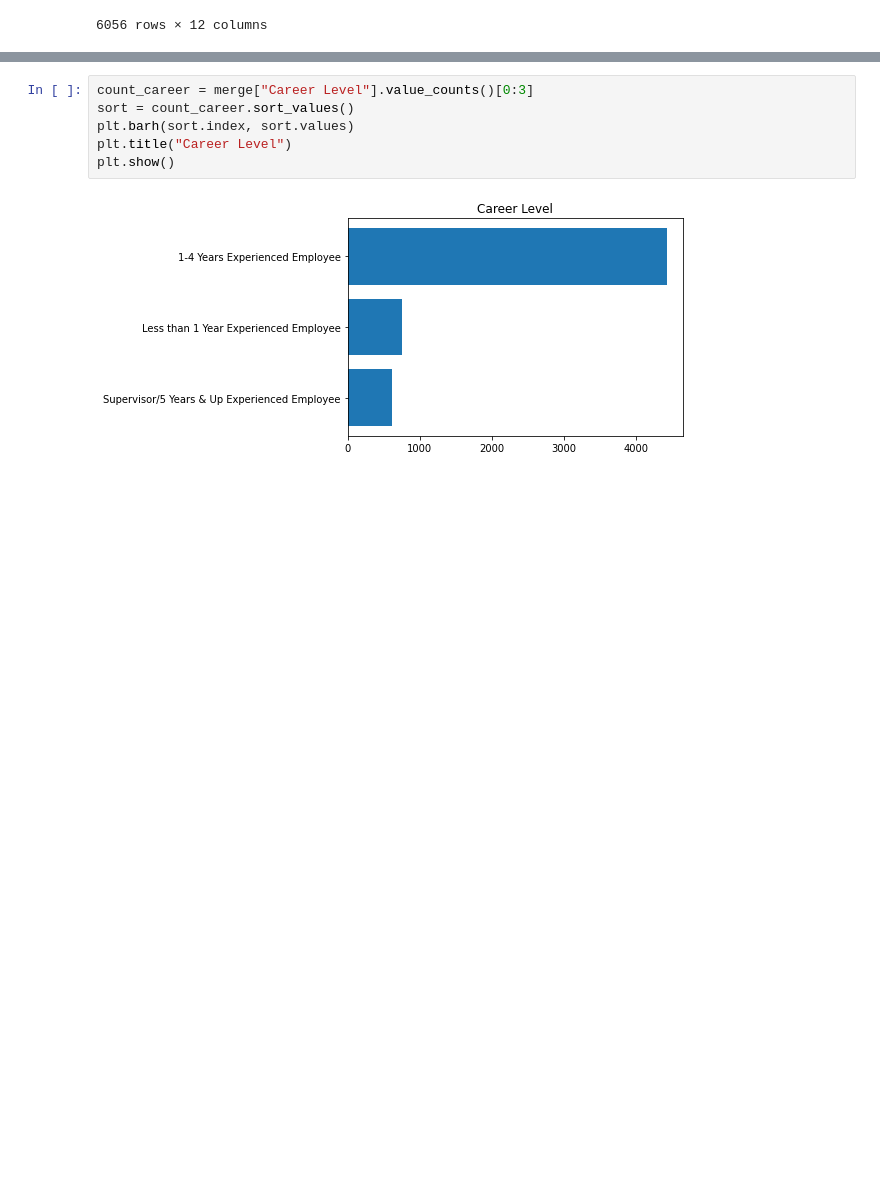
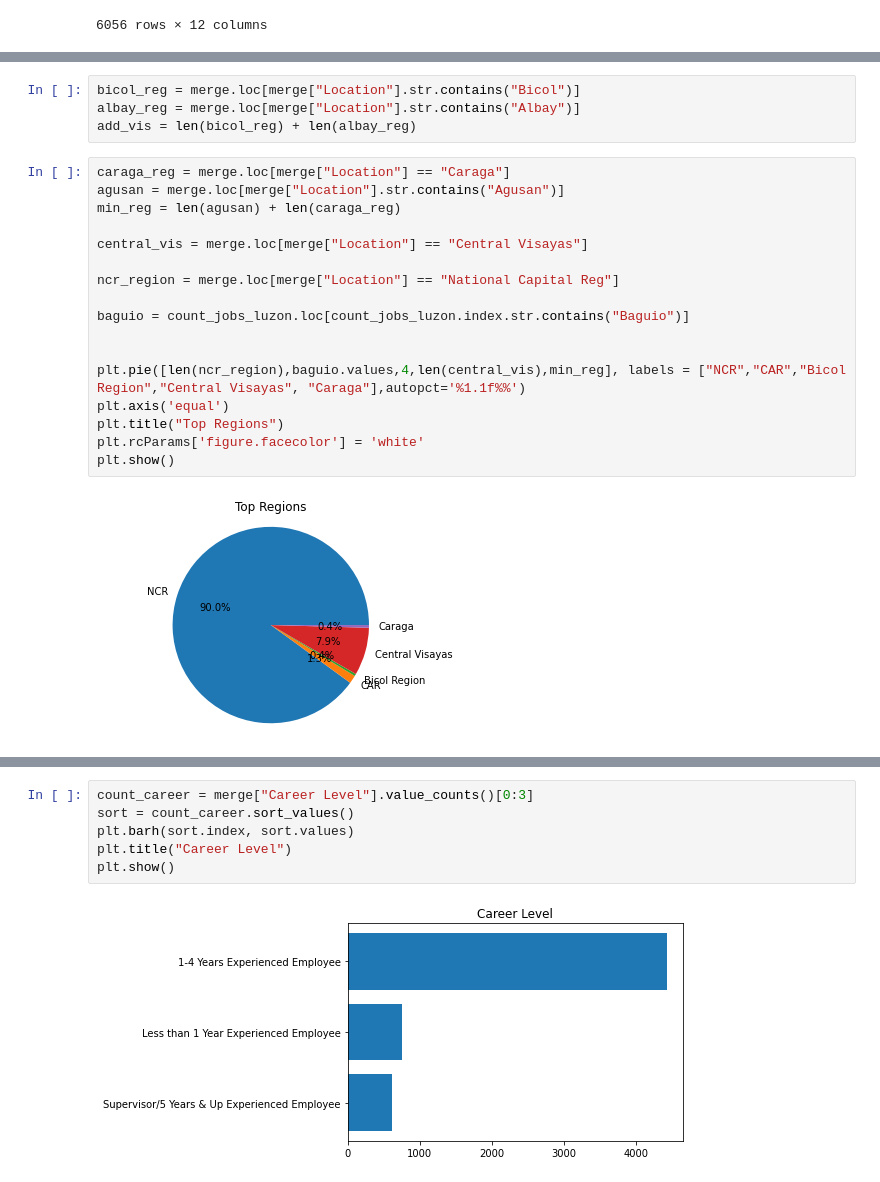
Before and after one commit to jvicrosario1106/husay_project_task, a Jupyter notebook: Data Analysis/Jobstreet Analysis/compilation.ipynb, the cells around one changed output, grey strips where cells are left out. Saved outputs shown, nothing was run; the diff lists cells and outputs as text; blank space fills up the shorter version.

```diff
--- a/Data Analysis/Jobstreet Analysis/compilation.ipynb
+++ b/Data Analysis/Jobstreet Analysis/compilation.ipynb
@@ -70 +70,24 @@ plt.show()
+# %%
+bicol_reg = merge.loc[merge["Location"].str.contains("Bicol")]
+albay_reg = merge.loc[merge["Location"].str.contains("Albay")]
+add_vis = len(bicol_reg) + len(albay_reg)
+# %%
+caraga_reg = merge.loc[merge["Location"] == "Caraga"]
+agusan = merge.loc[merge["Location"].str.contains("Agusan")]
+min_reg = len(agusan) + len(caraga_reg)
+
+central_vis = merge.loc[merge["Location"] == "Central Visayas"]
+
+ncr_region = merge.loc[merge["Location"] == "National Capital Reg"]
+
+baguio = count_jobs_luzon.loc[count_jobs_luzon.index.str.contains("Baguio")]
+
+
+plt.pie([len(ncr_region),baguio.values,4,len(central_vis),min_reg], labels = ["NCR","CAR","Bicol Region","Central Visayas", "Caraga"],autopct='%1.1f%%')
+plt.axis('equal')
+plt.title("Top Regions")
+plt.rcParams['figure.facecolor'] = 'white'
+plt.show()
+# %% [output]
+[figure, added]
 # %%
```
Also changed, not shown: parts of 4 cells of this notebook.
